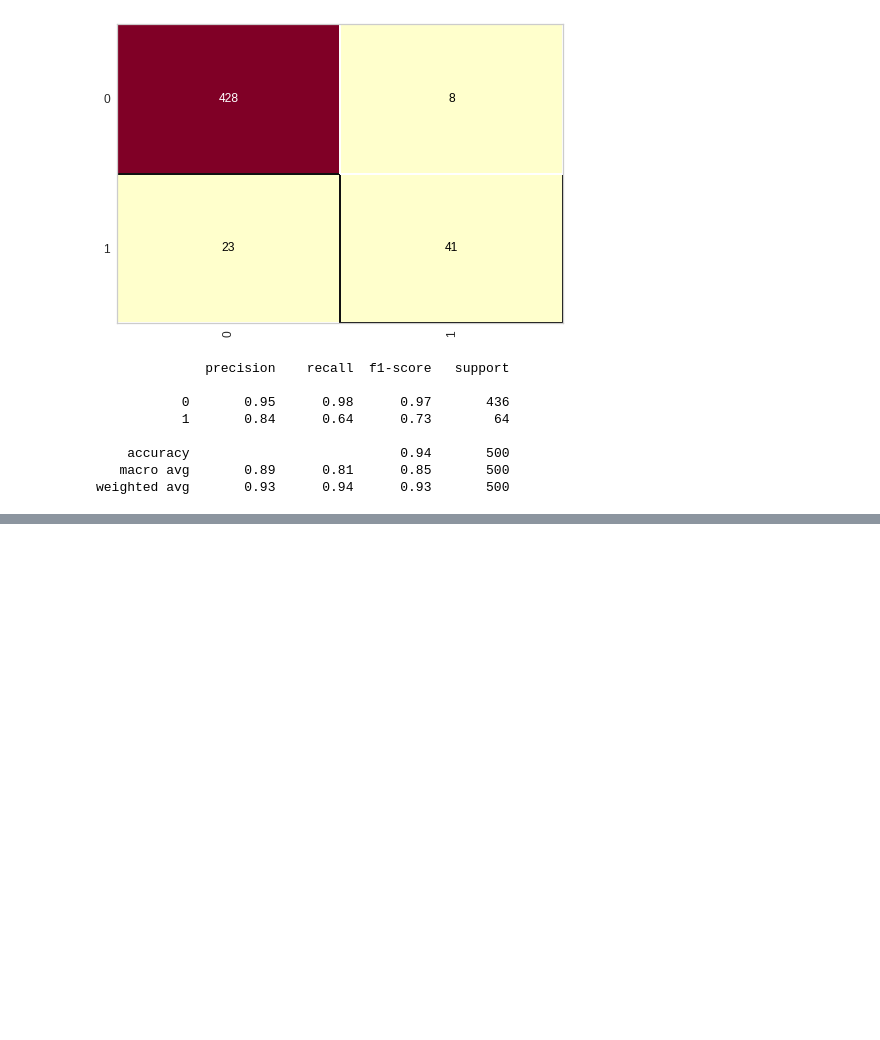
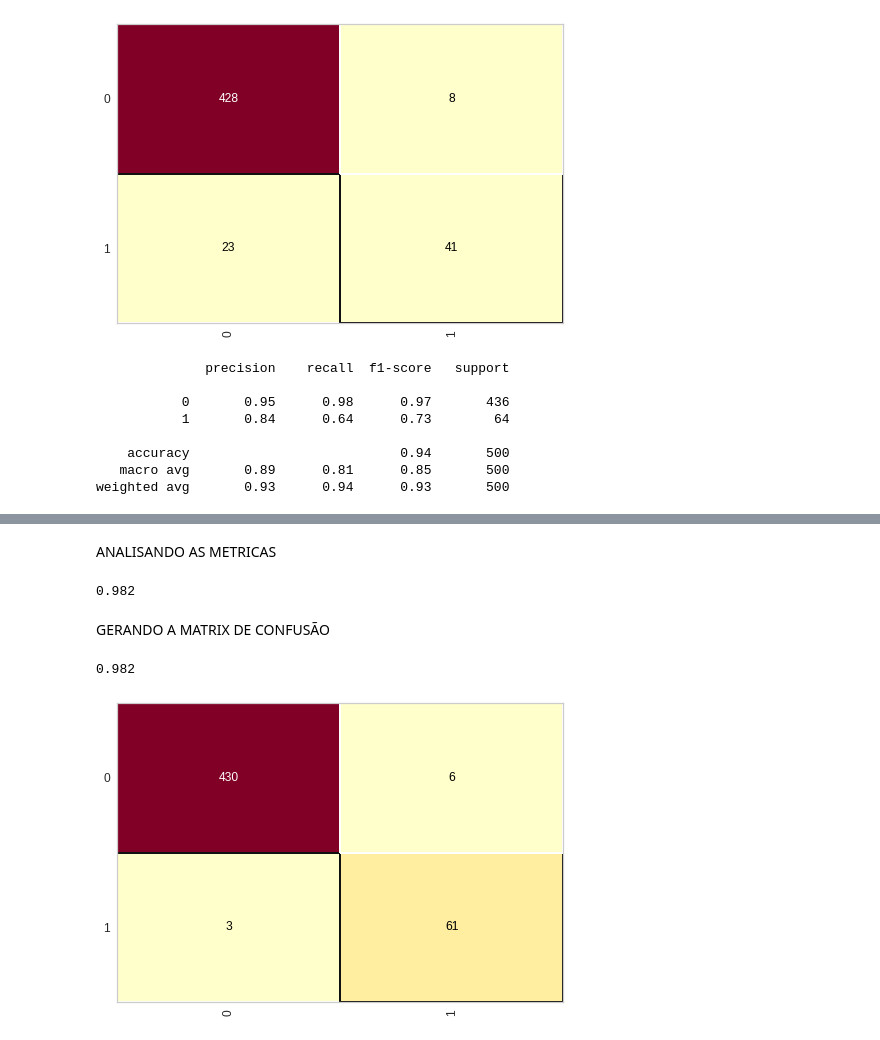
Before and after one commit to LucasMonteiroBastos/Analise-de-Credito---Part-I, a Jupyter notebook: ANALISE_DE_CREDITO_PREDIZER_SE_A_PESSOA_PAGOU_OU_NÃO_O_EMPRÉSTIMO.ipynb, the cells around one changed output, grey strips where cells are left out. Cells and saved outputs as stored; diff of their text form; code cells hidden in the pictures; blank space fills up the shorter version.

```diff
--- a/ANALISE_DE_CREDITO_PREDIZER_SE_A_PESSOA_PAGOU_OU_NÃO_O_EMPRÉSTIMO.ipynb
+++ b/ANALISE_DE_CREDITO_PREDIZER_SE_A_PESSOA_PAGOU_OU_NÃO_O_EMPRÉSTIMO.ipynb
@@ -397,0 +400,4 @@ weighted avg       0.93      0.94      0.93       500
+# %%
+# lendo a base tratada
+with open('credit.pkl', 'rb') as f:
+  X_credito_treinamento, y_credito_treinamento, X_credito_teste, y_credito_teste = pickle.load(f)
@@ -397,0 +419,6 @@ weighted avg       0.93      0.94      0.93       500
+# %%
+# criando a arvore de decisão                                         o rando state é: sempre que rodar o algoritmo ele sempre mostrar os mesmos resultados
+arvore_credito = DecisionTreeClassifier(criterion='entropy', random_state=0)
+
+# fazendo o treinamento
+arvore_credito.fit(X_credito_treinamento, y_credito_treinamento)
@@ -397,0 +470,2 @@ weighted avg       0.93      0.94      0.93       500
+# %% [markdown]
+ANALISANDO AS METRICAS
@@ -397,0 +475,16 @@ weighted avg       0.93      0.94      0.93       500
+# %%
+# calculando a acuracia // taxa de acerto
+accuracy_score(y_credito_teste, previsoes)
+# %% [output]
+0.982
+# %% [markdown]
+GERANDO A MATRIX DE CONFUSÃO
+# %%
+# criando matriz
+from yellowbrick.classifier import ConfusionMatrix
+cm = ConfusionMatrix(arvore_credito)
+cm.fit(X_credito_treinamento, y_credito_treinamento)
+cm.score(X_credito_teste, y_credito_teste)
+# %% [output]
+0.982
+[figure, added]
```
Also changed, not shown: parts of 12 cells of this notebook.
